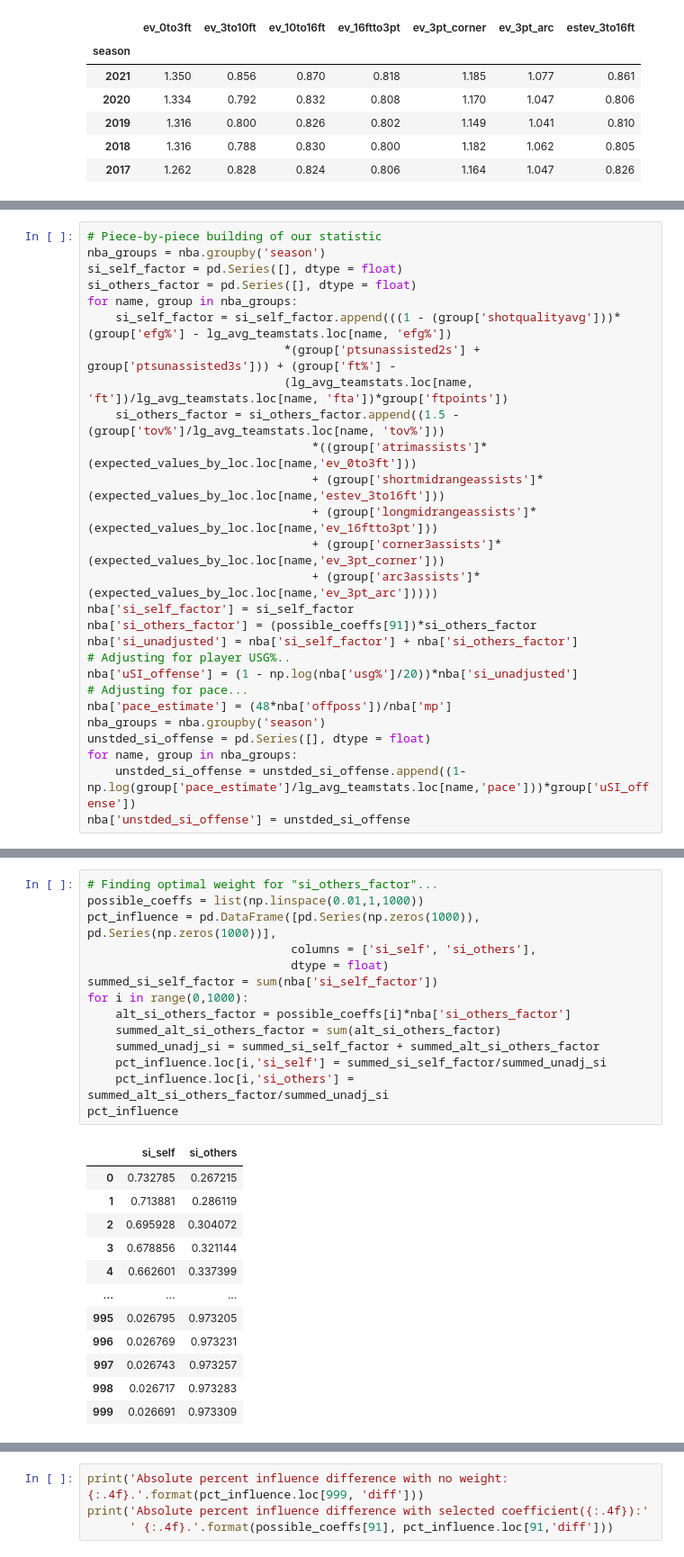
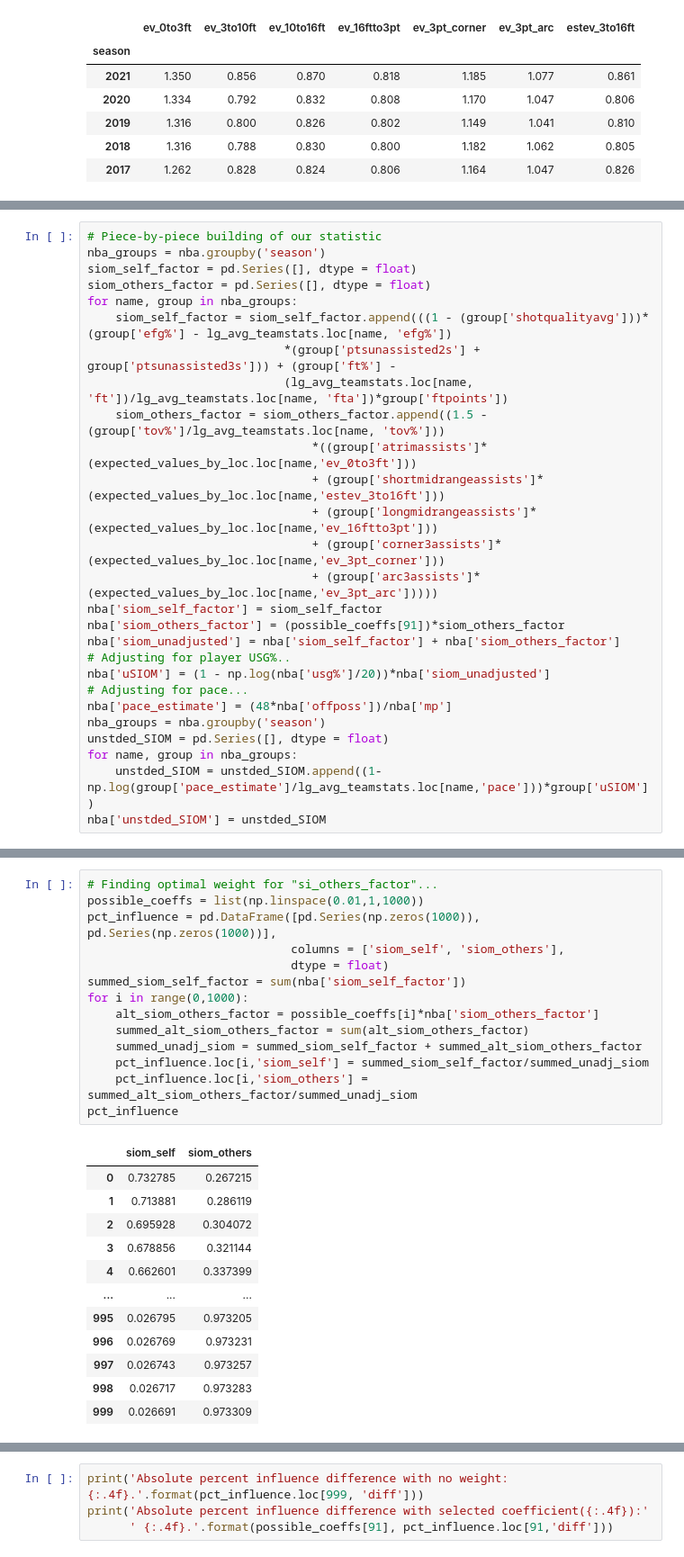
Before and after one commit to MAhram1/INFO-2950-Project, a Jupyter notebook: proj5_DS.ipynb, the cells around one changed output, grey strips where cells are left out. Shown at 90% size. Saved outputs shown, nothing was run; the diff lists cells and outputs as text.

```diff
--- a/proj5_DS.ipynb
+++ b/proj5_DS.ipynb
@@ -235,28 +235,28 @@ Additionally, after summing both factors, two further adjustments are made befor
 # %%
 # Piece-by-piece building of our statistic
 nba_groups = nba.groupby('season')
-si_self_factor = pd.Series([], dtype = float)
-si_others_factor = pd.Series([], dtype = float)
+siom_self_factor = pd.Series([], dtype = float)
+siom_others_factor = pd.Series([], dtype = float)
 for name, group in nba_groups:
-    si_self_factor = si_self_factor.append(((1 - (group['shotqualityavg']))*(group['efg%'] - lg_avg_teamstats.loc[name, 'efg%'])
+    siom_self_factor = siom_self_factor.append(((1 - (group['shotqualityavg']))*(group['efg%'] - lg_avg_teamstats.loc[name, 'efg%'])
                             *(group['ptsunassisted2s'] + group['ptsunassisted3s'])) + (group['ft%'] -
                             (lg_avg_teamstats.loc[name, 'ft'])/lg_avg_teamstats.loc[name, 'fta'])*group['ftpoints'])
-    si_others_factor = si_others_factor.append((1.5 - (group['tov%']/lg_avg_teamstats.loc[name, 'tov%']))
+    siom_others_factor = siom_others_factor.append((1.5 - (group['tov%']/lg_avg_teamstats.loc[name, 'tov%']))
                                 *((group['atrimassists']*(expected_values_by_loc.loc[name,'ev_0to3ft']))
                                 + (group['shortmidrangeassists']*(expected_values_by_loc.loc[name,'estev_3to16ft']))
                                 + (group['longmidrangeassists']*(expected_values_by_loc.loc[name,'ev_16ftto3pt']))
                                 + (group['corner3assists']*(expected_values_by_loc.loc[name,'ev_3pt_corner']))
                                 + (group['arc3assists']*(expected_values_by_loc.loc[name,'ev_3pt_arc']))))
-nba['si_self_factor'] = si_self_factor
-nba['si_others_factor'] = (possible_coeffs[91])*si_others_factor
-nba['si_unadjusted'] = nba['si_self_factor'] + nba['si_others_factor']
+nba['siom_self_factor'] = siom_self_factor
+nba['siom_others_factor'] = (possible_coeffs[91])*siom_others_factor
+nba['siom_unadjusted'] = nba['siom_self_factor'] + nba['siom_others_factor']
 # Adjusting for player USG%..
-nba['uSI_offense'] = (1 - np.log(nba['usg%']/20))*nba['si_unadjusted']
+nba['uSIOM'] = (1 - np.log(nba['usg%']/20))*nba['siom_unadjusted']
 # Adjusting for pace...
 nba['pace_estimate'] = (48*nba['offposs'])/nba['mp']
 nba_groups = nba.groupby('season')
-unstded_si_offense = pd.Series([], dtype = float)
+unstded_SIOM = pd.Series([], dtype = float)
 for name, group in nba_groups:
-    unstded_si_offense = unstded_si_offense.append((1-np.log(group['pace_estimate']/lg_avg_teamstats.loc[name,'pace']))*group['uSI_offense'])
-nba['unstded_si_offense'] = unstded_si_offense
+    unstded_SIOM = unstded_SIOM.append((1-np.log(group['pace_estimate']/lg_avg_teamstats.loc[name,'pace']))*group['uSIOM'])
+nba['unstded_SIOM'] = unstded_SIOM
 # %%
@@ -280,19 +280,19 @@ Note that in the above output, there was no weight on either `si_self_factor` or
 # %%
 # Finding optimal weight for "si_others_factor"...
 possible_coeffs = list(np.linspace(0.01,1,1000))
 pct_influence = pd.DataFrame([pd.Series(np.zeros(1000)), pd.Series(np.zeros(1000))],
-                             columns = ['si_self', 'si_others'],
+                             columns = ['siom_self', 'siom_others'],
                              dtype = float)
-summed_si_self_factor = sum(nba['si_self_factor'])
+summed_siom_self_factor = sum(nba['siom_self_factor'])
 for i in range(0,1000):
-    alt_si_others_factor = possible_coeffs[i]*nba['si_others_factor']
-    summed_alt_si_others_factor = sum(alt_si_others_factor)
-    summed_unadj_si = summed_si_self_factor + summed_alt_si_others_factor
-    pct_influence.loc[i,'si_self'] = summed_si_self_factor/summed_unadj_si
-    pct_influence.loc[i,'si_others'] = summed_alt_si_others_factor/summed_unadj_si
+    alt_siom_others_factor = possible_coeffs[i]*nba['siom_others_factor']
+    summed_alt_siom_others_factor = sum(alt_siom_others_factor)
+    summed_unadj_siom = summed_siom_self_factor + summed_alt_siom_others_factor
+    pct_influence.loc[i,'siom_self'] = summed_siom_self_factor/summed_unadj_siom
+    pct_influence.loc[i,'siom_others'] = summed_alt_siom_others_factor/summed_unadj_siom
 pct_influence
 # %% [output]
-|  | si_self | si_others |
+|  | siom_self | siom_others |
 | 0 | 0.732785 | 0.267215 |
 | 1 | 0.713881 | 0.286119 |
 | 2 | 0.695928 | 0.304072 |
```
Also changed, not shown: parts of 13 cells of this notebook.
